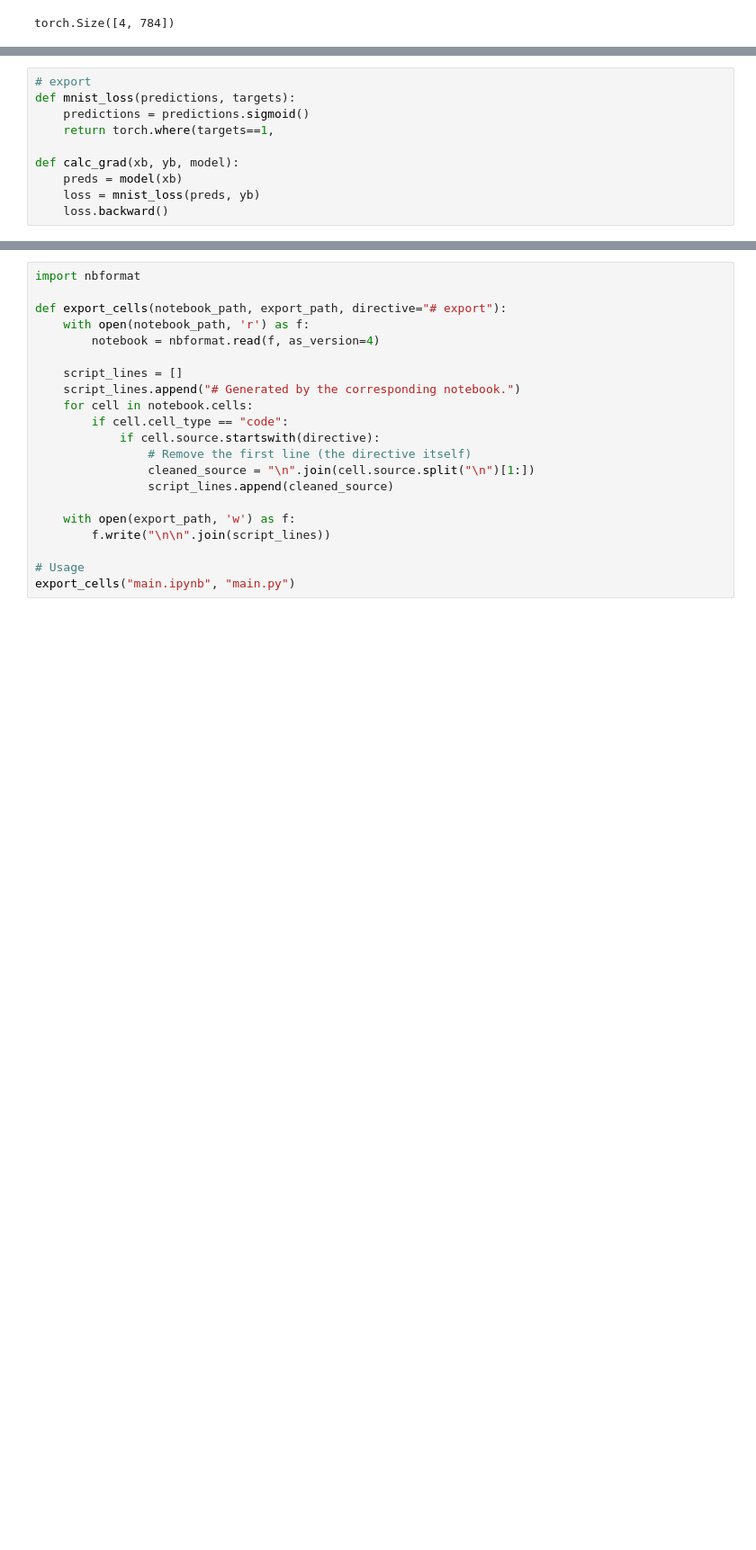
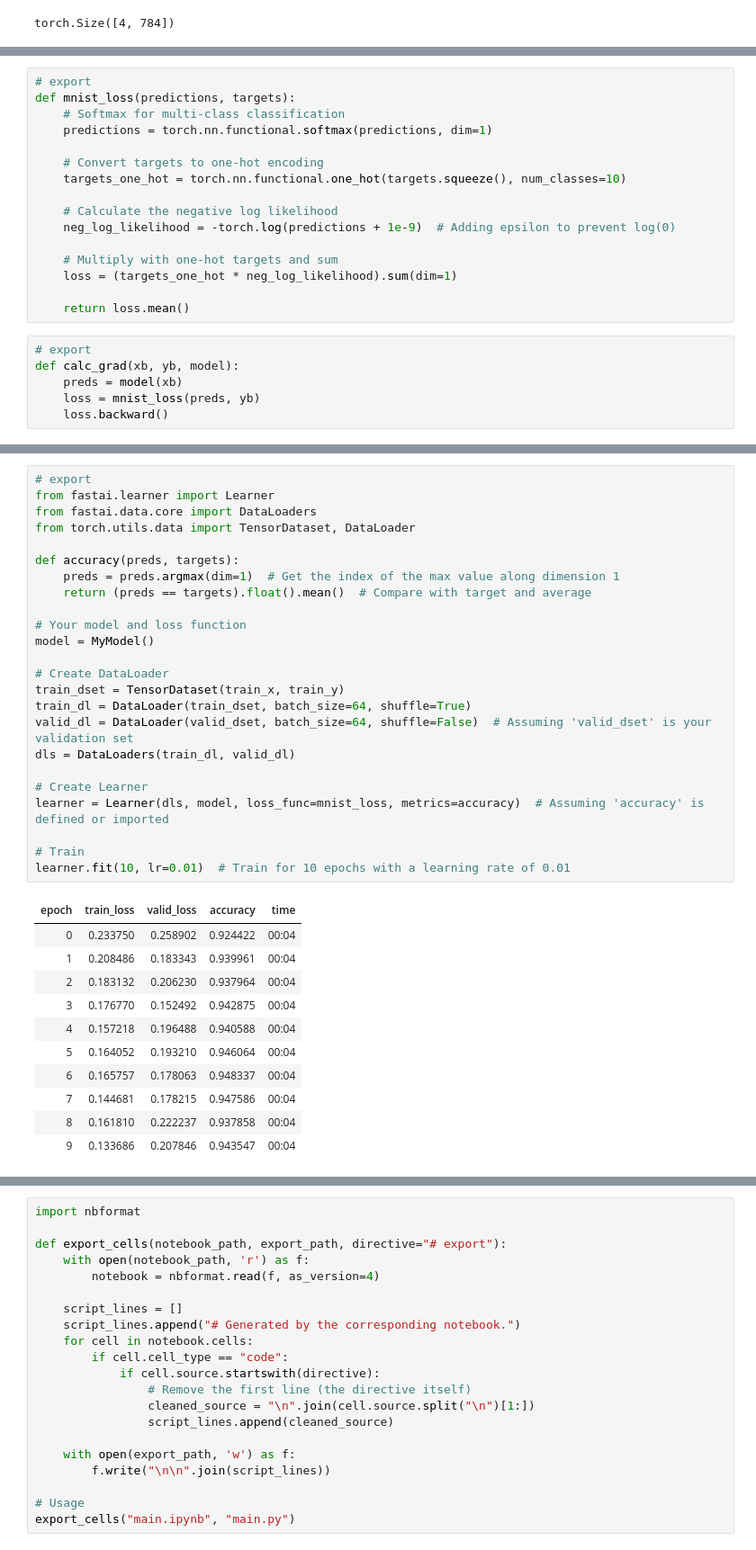
Before and after one commit to johnshaughnessy/digits, a Jupyter notebook: main.ipynb, the cells around one changed output, grey strips where cells are left out. Shown at 90% size. Saved outputs shown, nothing was run; the diff lists cells and outputs as text; blank space fills up the shorter version.

```diff
--- a/main.ipynb
+++ b/main.ipynb
@@ -109,9 +147,21 @@ torch.Size([4, 784])
+# %%
+# export
+def mnist_loss(predictions, targets):
+    # Softmax for multi-class classification
+    predictions = torch.nn.functional.softmax(predictions, dim=1)
+
+    # Convert targets to one-hot encoding
+    targets_one_hot = torch.nn.functional.one_hot(targets.squeeze(), num_classes=10)
+
+    # Calculate the negative log likelihood
+    neg_log_likelihood = -torch.log(predictions + 1e-9)  # Adding epsilon to prevent log(0)
+
+    # Multiply with one-hot targets and sum
+    loss = (targets_one_hot * neg_log_likelihood).sum(dim=1)
+
+    return loss.mean()
 # %%
 # export
-def mnist_loss(predictions, targets):
-    predictions = predictions.sigmoid()
-    return torch.where(targets==1,
-
 def calc_grad(xb, yb, model):
     preds = model(xb)
     loss = mnist_loss(preds, yb)
@@ -122,0 +174,36 @@ NameError: name 'mnist_loss' is not defined
+# %%
+# export
+from fastai.learner import Learner
+from fastai.data.core import DataLoaders
+from torch.utils.data import TensorDataset, DataLoader
+
+def accuracy(preds, targets):
+    preds = preds.argmax(dim=1)  # Get the index of the max value along dimension 1
+    return (preds == targets).float().mean()  # Compare with target and average
+
+# Your model and loss function
+model = MyModel()
+
+# Create DataLoader
+train_dset = TensorDataset(train_x, train_y)
+train_dl = DataLoader(train_dset, batch_size=64, shuffle=True)
+valid_dl = DataLoader(valid_dset, batch_size=64, shuffle=False)  # Assuming 'valid_dset' is your validation set
+dls = DataLoaders(train_dl, valid_dl)
+
+# Create Learner
+learner = Learner(dls, model, loss_func=mnist_loss, metrics=accuracy)  # Assuming 'accuracy' is defined or imported
+
+# Train
+learner.fit(10, lr=0.01)  # Train for 10 epochs with a learning rate of 0.01
+# %% [output]
+| epoch | train_loss | valid_loss | accuracy | time |
+| 0 | 0.233750 | 0.258902 | 0.924422 | 00:04 |
+| 1 | 0.208486 | 0.183343 | 0.939961 | 00:04 |
+| 2 | 0.183132 | 0.206230 | 0.937964 | 00:04 |
+| 3 | 0.176770 | 0.152492 | 0.942875 | 00:04 |
+| 4 | 0.157218 | 0.196488 | 0.940588 | 00:04 |
+| 5 | 0.164052 | 0.193210 | 0.946064 | 00:04 |
+| 6 | 0.165757 | 0.178063 | 0.948337 | 00:04 |
+| 7 | 0.144681 | 0.178215 | 0.947586 | 00:04 |
+| 8 | 0.161810 | 0.222237 | 0.937858 | 00:04 |
+| 9 | 0.133686 | 0.207846 | 0.943547 | 00:04 |
```
Also changed, not shown: parts of 11 cells of this notebook, 6 other files.
